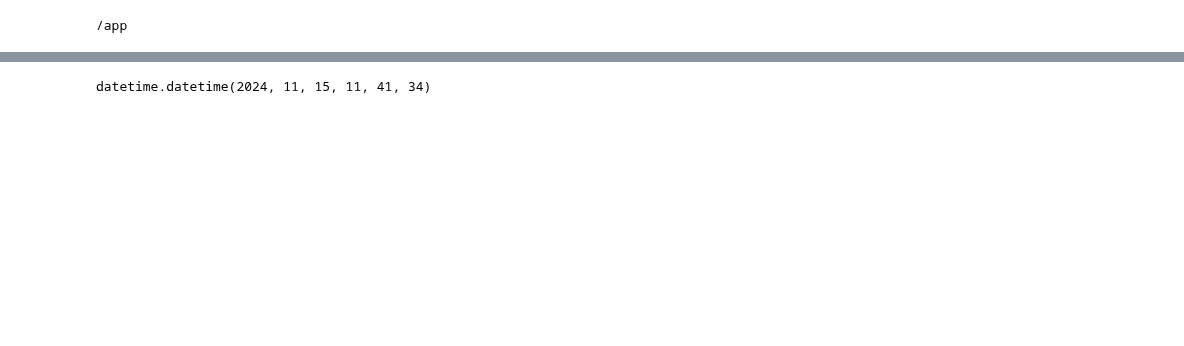
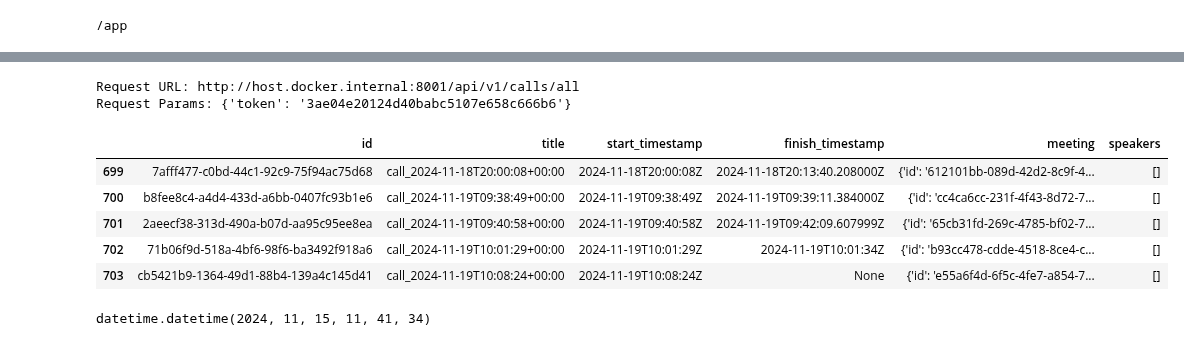
Before and after one commit to Vexa-ai/vexa-engine, a Jupyter notebook: 0.ipynb, the cells around one changed output, grey strips where cells are left out. Saved outputs shown, nothing was run; the diff lists cells and outputs as text; code cells hidden in the pictures; blank space fills up the shorter version.

```diff
--- a/0.ipynb
+++ b/0.ipynb
@@ -8,0 +9,3 @@ import vexa
+# %%
+vexa = VexaAPI()
+await vexa.get_user_info()
@@ -9,3 +24,17 @@ import vexa
+# %%
+import pandas as pd
+meetings = await vexa.get_meetings()
+meetings_df = pd.DataFrame(meetings)
+meetings_df.tail()
+# %% [output]
+Request URL: http://host.docker.internal:8001/api/v1/calls/all
+Request Params: {'token': '3ae04e20124d40babc5107e658c666b6'}
+|  | id | title | start_timestamp | finish_timestamp | meeting | speakers |
+| 699 | 7afff477-c0bd-44c1-92c9-75f94ac75d68 | call_2024-11-18T20:00:08+00:00 | 2024-11-18T20:00:08Z | 2024-11-18T20:13:40.208000Z | {'id': '612101bb-089d-42d2-8c9f-4... | [] |
+| 700 | b8fee8c4-a4d4-433d-a6bb-0407fc93b1e6 | call_2024-11-19T09:38:49+00:00 | 2024-11-19T09:38:49Z | 2024-11-19T09:39:11.384000Z | {'id': 'cc4ca6cc-231f-4f43-8d72-7... | [] |
+| 701 | 2aeecf38-313d-490a-b07d-aa95c95ee8ea | call_2024-11-19T09:40:58+00:00 | 2024-11-19T09:40:58Z | 2024-11-19T09:42:09.607999Z | {'id': '65cb31fd-269c-4785-bf02-7... | [] |
+| 702 | 71b06f9d-518a-4bf6-98f6-ba3492f918a6 | call_2024-11-19T10:01:29+00:00 | 2024-11-19T10:01:29Z | 2024-11-19T10:01:34Z | {'id': 'b93cc478-cdde-4518-8ce4-c... | [] |
+| 703 | cb5421b9-1364-49d1-88b4-139a4c145d41 | call_2024-11-19T10:08:24+00:00 | 2024-11-19T10:08:24Z | None | {'id': 'e55a6f4d-6f5c-4fe7-a854-7... | [] |
 # %%
 from indexing.meetings_monitor import MeetingsMonitor
 # %%
```
Also changed, not shown: parts of 3 cells of this notebook, 10 other files.
